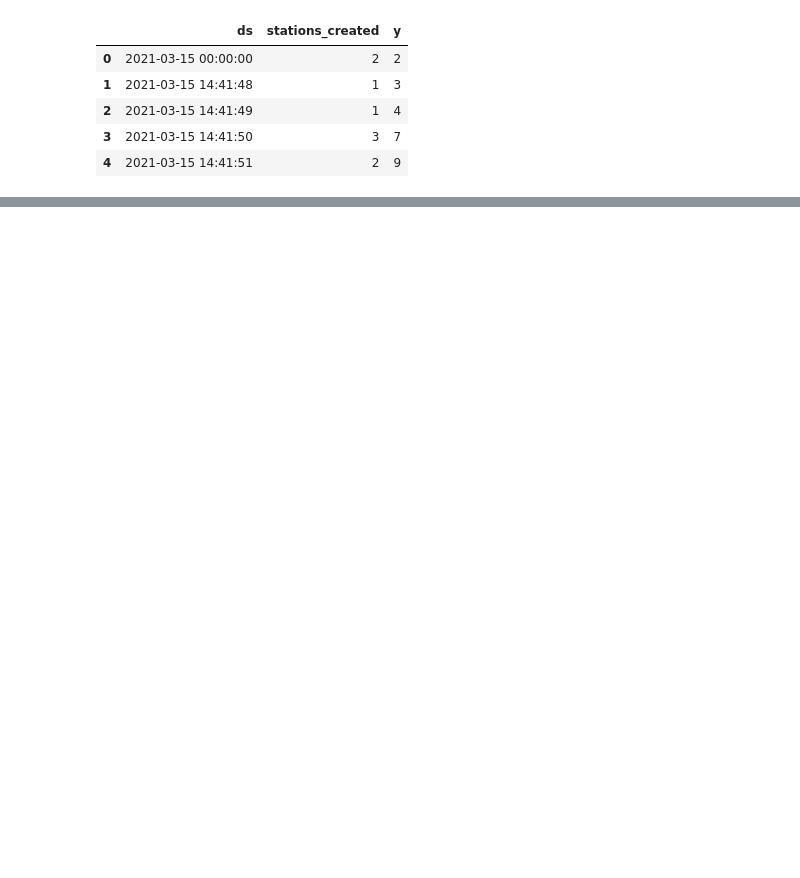
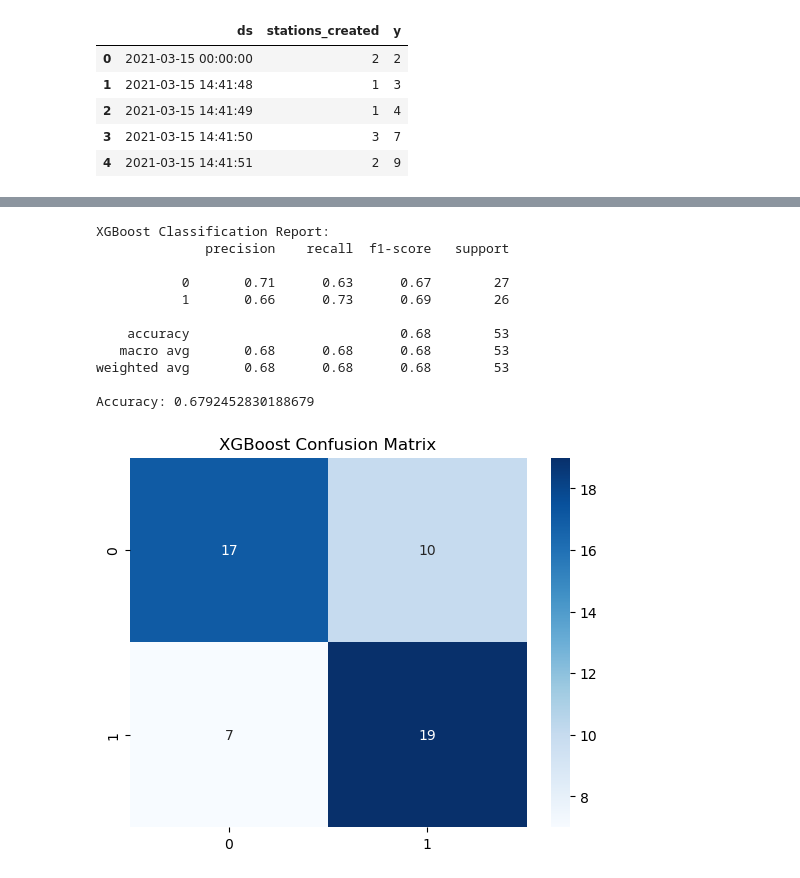
Before and after one commit to dantruski/Projet-Python-DS-Belib, a Jupyter notebook: Prediction_with_OSM_data.ipynb, the cells around one changed output, grey strips where cells are left out. Saved outputs shown, nothing was run; the diff lists cells and outputs as text; code cells hidden in the pictures; blank space fills up the shorter version.

```diff
--- a/Prediction_with_OSM_data.ipynb
+++ b/Prediction_with_OSM_data.ipynb
@@ -230,0 +364,18 @@ print(forecast[['ds', 'yhat', 'yhat_lower', 'yhat_upper']].tail(8))
+# %%
+# XGBoost
+xgb_model = XGBClassifier(random_state=42)
+xgb_model = train_model(X_train_selected, y_train, xgb_model)
+evaluate_model(xgb_model, X_test_selected, y_test, "XGBoost")
+# %% [output]
+XGBoost Classification Report:
+              precision    recall  f1-score   support
+
+           0       0.71      0.63      0.67        27
+           1       0.66      0.73      0.69        26
+
+    accuracy                           0.68        53
+   macro avg       0.68      0.68      0.68        53
+weighted avg       0.68      0.68      0.68        53
+
+Accuracy: 0.6792452830188679
+[figure, added]
```
Also changed, not shown: parts of 14 cells of this notebook.
